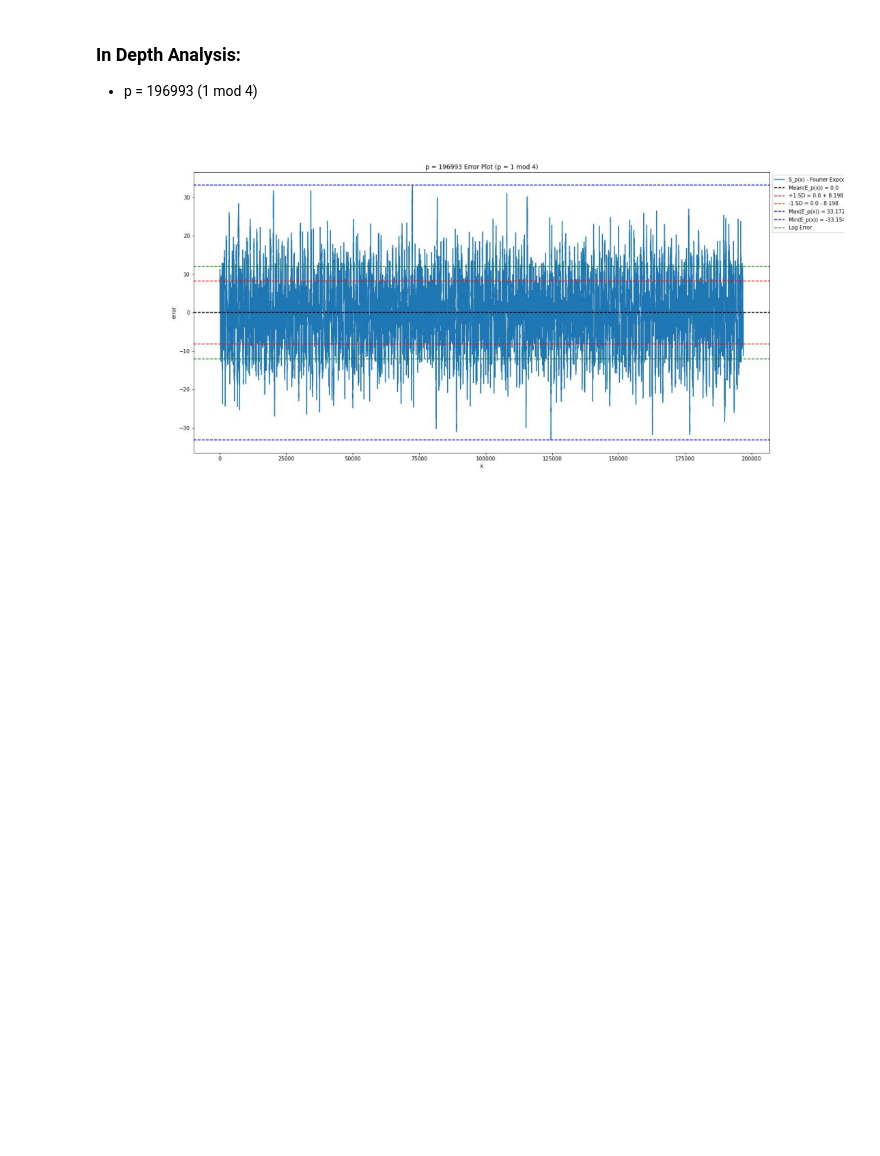
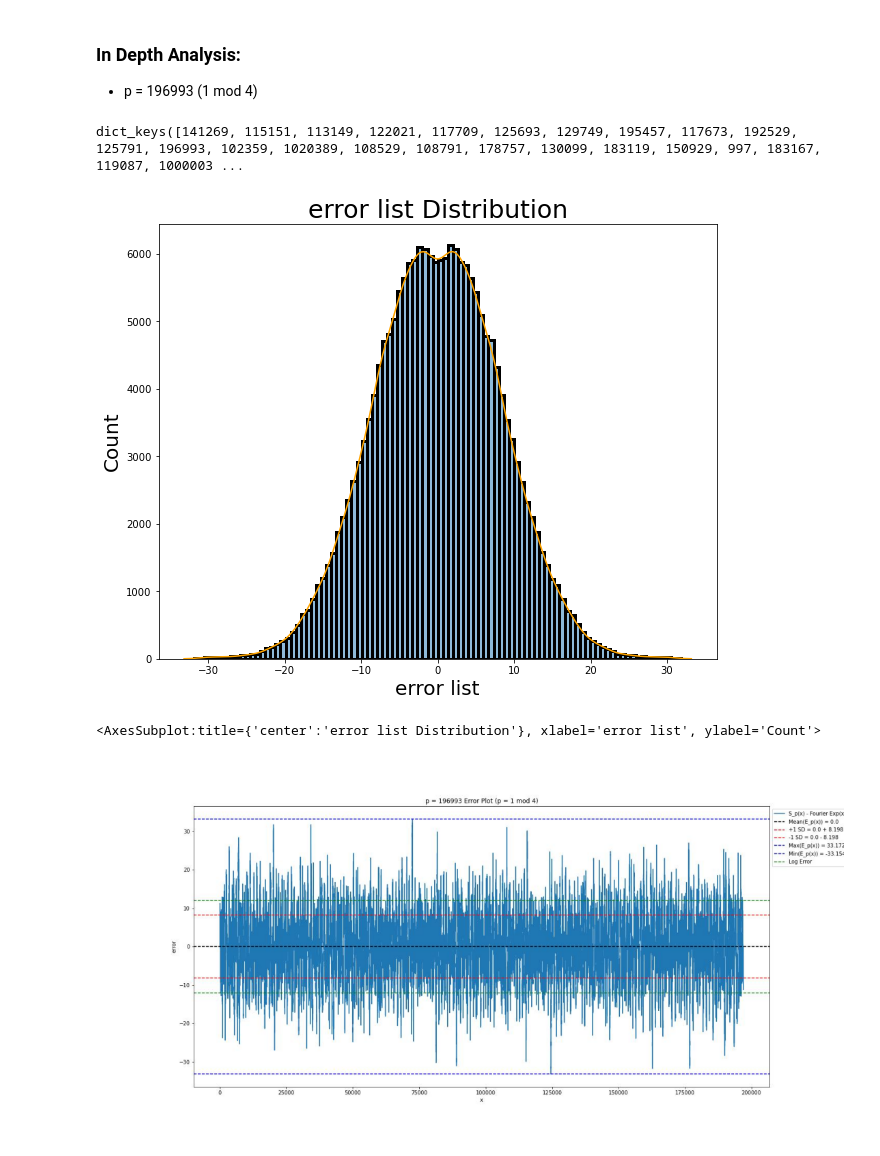
Before and after one commit to jcheigh/Thesis, a Jupyter notebook: src/analysis/data_analysis/error_list_analysis.ipynb, the cells around one changed output. Cells and saved outputs as stored; diff of their text form; code cells hidden in the pictures; blank space fills up the shorter version.

Commit message:
mostly just adding new data

```diff
--- a/src/analysis/data_analysis/error_list_analysis.ipynb
+++ b/src/analysis/data_analysis/error_list_analysis.ipynb
@@ -445,11 +445,20 @@ However, standard deviation seems to grow in a pretty predictable way with size
 # %% [markdown]
 ### In Depth Analysis: <br>
 - p = 196993 (1 mod 4)
+# %%
+error_data.keys()
+# %% [output]
+dict_keys([141269, 115151, 113149, 122021, 117709, 125693, 129749, 195457, 117673, 192529, 125791, 196993, 102359, 1020389, 108529, 108791, 178757, 130099, 183119, 150929, 997, 183167, 119087, 1000003 ...
 # %%
 prime        = 196993
 error_lst    = error_data[prime]
 fourier_lst  = fourier_data[prime]
 char_sum_lst = char_sum_data[prime]
+# %%
+histplot(error_lst, bins=100, xlabel='error list')
+# %% [output]
+[figure, added]
+<AxesSubplot:title={'center':'error list Distribution'}, xlabel='error list', ylabel='Count'>
 # %%
 plot('error plots', [(196993)])
 # %% [output]
```
Also changed, not shown: parts of 12 cells of this notebook, 10 other files.
